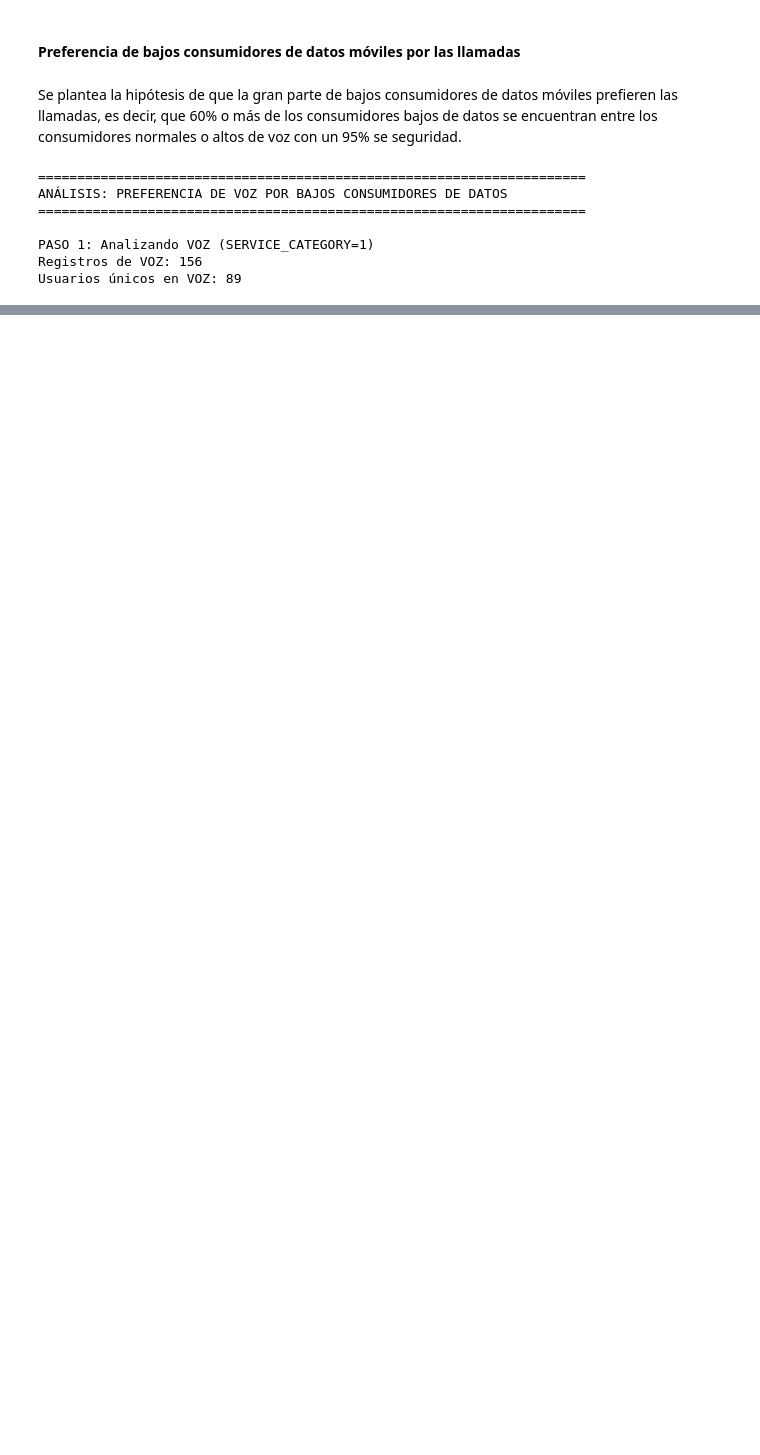
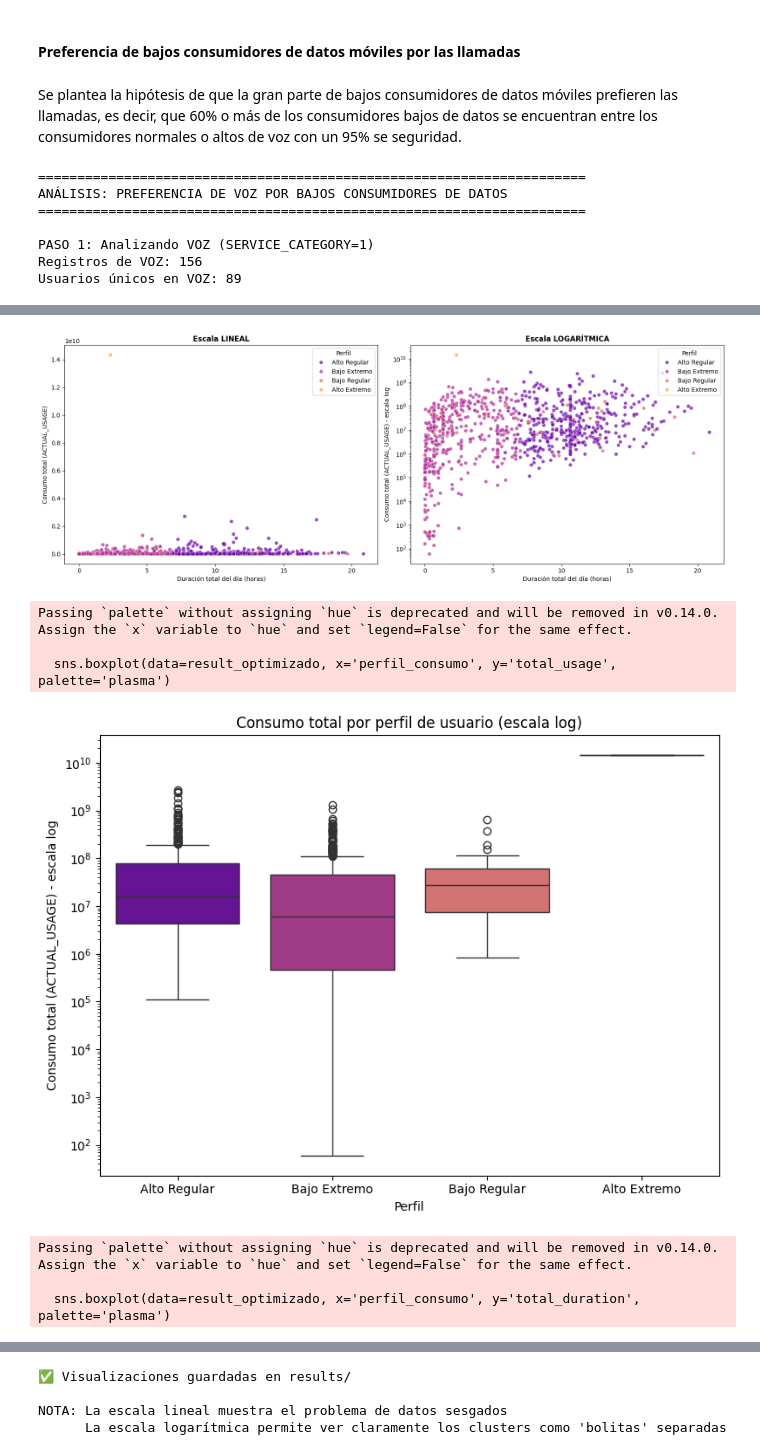
Before and after one commit to Javi111003/ML-FinalProject, a Jupyter notebook: clustering/experiments.ipynb, the cells around one changed output, grey strips where cells are left out. Cells and saved outputs as stored; diff of their text form; code cells hidden in the pictures; blank space fills up the shorter version.

```diff
--- a/clustering/experiments.ipynb
+++ b/clustering/experiments.ipynb
@@ -903,0 +1127,75 @@ All              1    34       8   43
+# %%
+# Visualización 1: Scatter plot LINEAL (para ver la concentración real)
+fig, axes = plt.subplots(1, 2, figsize=(16, 6))
+
+# Scatter lineal
+sns.scatterplot(
+    data=result_optimizado,
+    x='total_duration',
+    y='total_usage',
+    hue='perfil_consumo',
+    palette='plasma',
+    alpha=0.7,
+    ax=axes[0]
+)
+axes[0].set_title("Escala LINEAL", fontsize=12, fontweight='bold')
+axes[0].set_xlabel("Duración total del día (horas)")
+axes[0].set_ylabel("Consumo total (ACTUAL_USAGE)")
+axes[0].legend(title="Perfil", loc='upper right')
+
+# Scatter logarítmico
+sns.scatterplot(
+    data=result_optimizado,
+    x='total_duration',
+    y='total_usage',
+    hue='perfil_consumo',
+    palette='plasma',
+    alpha=0.7,
+    ax=axes[1]
+)
+axes[1].set_yscale('log')  # Escala logarítmica
+axes[1].set_title("Escala LOGARÍTMICA", fontsize=12, fontweight='bold')
+axes[1].set_xlabel("Duración total del día (horas)")
+axes[1].set_ylabel("Consumo total (ACTUAL_USAGE) - escala log")
+axes[1].legend(title="Perfil", loc='upper right')
+
+plt.tight_layout()
+plt.savefig("results/distribucion_consumo_duracion_optimizado.png", dpi=300, bbox_inches='tight')
+plt.show()
+plt.close()
+
+# Boxplot consumo por perfil - ESCALA LOGARÍTMICA
+plt.figure(figsize=(8,6))
+sns.boxplot(data=result_optimizado, x='perfil_consumo', y='total_usage', palette='plasma')
+plt.yscale('log')  # ESCALA LOGARÍTMICA
+plt.title("Consumo total por perfil de usuario (escala log)")
+plt.xlabel("Perfil")
+plt.ylabel("Consumo total (ACTUAL_USAGE) - escala log")
+plt.tight_layout()
+plt.savefig("results/boxplot_consumo_perfil_optimizado.png", dpi=300)
+plt.show()
+plt.close()
+
+# Boxplot duración por perfil
+plt.figure(figsize=(8,6))
+sns.boxplot(data=result_optimizado, x='perfil_consumo', y='total_duration', palette='plasma')
+plt.title("Duración total por perfil de consumo")
+plt.xlabel("Perfil")
+plt.ylabel("Duración total (horas)")
+plt.tight_layout()
+plt.savefig("results/boxplot_duracion_perfil_optimizado.png", dpi=300)
+plt.show()
+plt.close()
+
+print("\n✅ Visualizaciones guardadas en results/")
+print("\nNOTA: La escala lineal muestra el problema de datos sesgados")
+print("      La escala logarítmica permite ver claramente los clusters como 'bolitas' separadas")
+# %% [output]
+[figure, added]
+Passing `palette` without assigning `hue` is deprecated and will be removed in v0.14.0. Assign the `x` variable to `hue` and set `legend=False` for the same effect.
+
+  sns.boxplot(data=result_optimizado, x='perfil_consumo', y='total_usage', palette='plasma')
+[figure, added]
+Passing `palette` without assigning `hue` is deprecated and will be removed in v0.14.0. Assign the `x` variable to `hue` and set `legend=False` for the same effect.
+
+  sns.boxplot(data=result_optimizado, x='perfil_consumo', y='total_duration', palette='plasma')
@@ -903,0 +1203,4 @@ All              1    34       8   43
+✅ Visualizaciones guardadas en results/
+
+NOTA: La escala lineal muestra el problema de datos sesgados
+      La escala logarítmica permite ver claramente los clusters como 'bolitas' separadas
```
Also changed, not shown: parts of 16 cells of this notebook, 29 other files.
